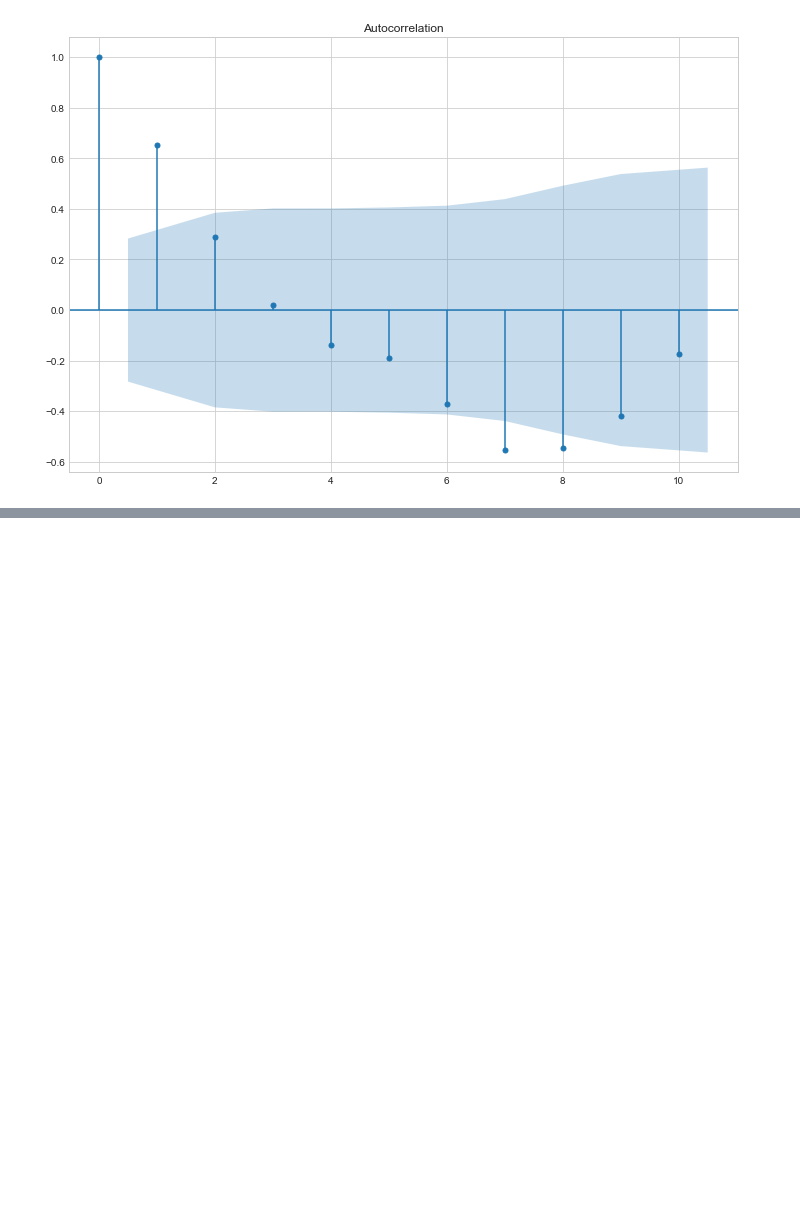
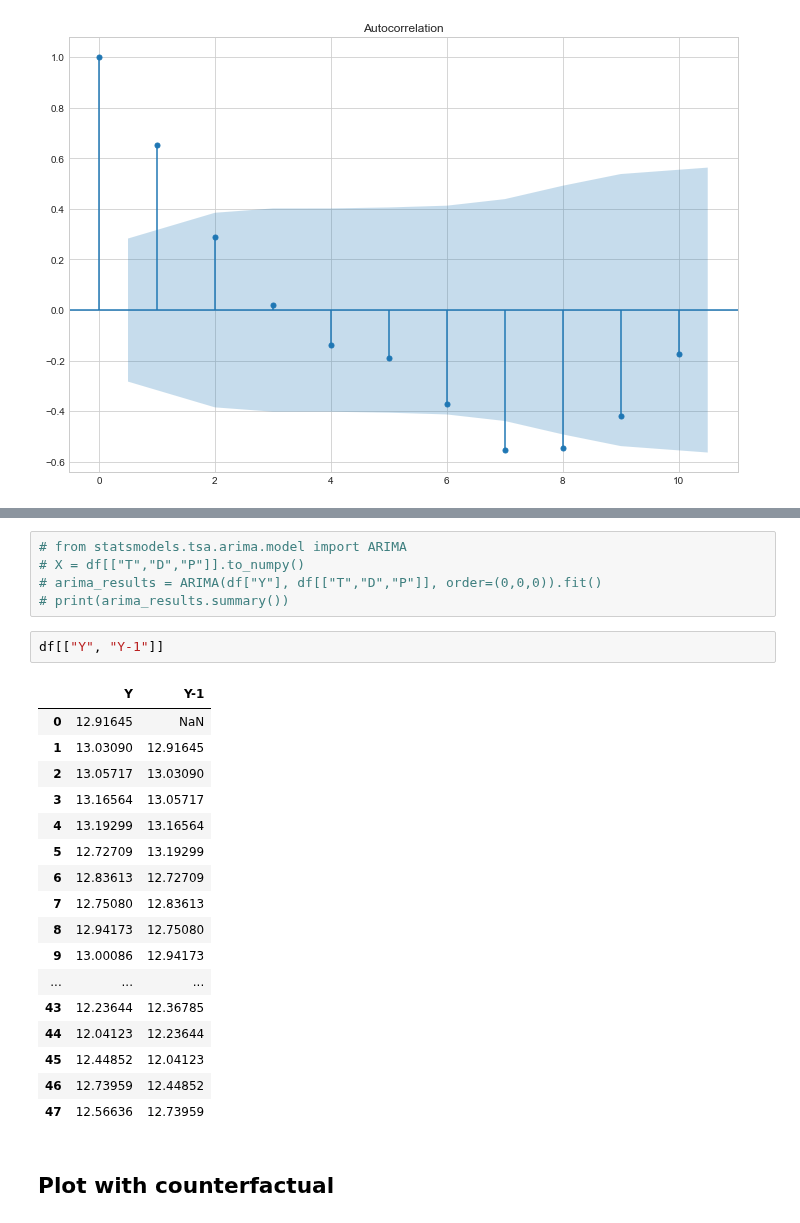
Before and after one commit to xboard/xboard.github.io, a Jupyter notebook: assets/data/its/ITS in python3.ipynb, the cells around one changed output, grey strips where cells are left out. Saved outputs shown, nothing was run; the diff lists cells and outputs as text; blank space fills up the shorter version.

```diff
--- a/assets/data/its/ITS in python3.ipynb
+++ b/assets/data/its/ITS in python3.ipynb
@@ -193,0 +260,27 @@ plt.show()
+# %%
+# from statsmodels.tsa.arima.model import ARIMA
+# X = df[["T","D","P"]].to_numpy()
+# arima_results = ARIMA(df["Y"], df[["T","D","P"]], order=(0,0,0)).fit()
+# print(arima_results.summary())
+# %%
+df[["Y", "Y-1"]]
+# %% [output]
+|  | Y | Y-1 |
+| 0 | 12.91645 | NaN |
+| 1 | 13.03090 | 12.91645 |
+| 2 | 13.05717 | 13.03090 |
+| 3 | 13.16564 | 13.05717 |
+| 4 | 13.19299 | 13.16564 |
+| 5 | 12.72709 | 13.19299 |
+| 6 | 12.83613 | 12.72709 |
+| 7 | 12.75080 | 12.83613 |
+| 8 | 12.94173 | 12.75080 |
+| 9 | 13.00086 | 12.94173 |
+| ... | ... | ... |
+| 43 | 12.23644 | 12.36785 |
+| 44 | 12.04123 | 12.23644 |
+| 45 | 12.44852 | 12.04123 |
+| 46 | 12.73959 | 12.44852 |
+| 47 | 12.56636 | 12.73959 |
+# %% [markdown]
+## Plot with counterfactual
```
Also changed, not shown: parts of 8 cells of this notebook, 5 other files.
